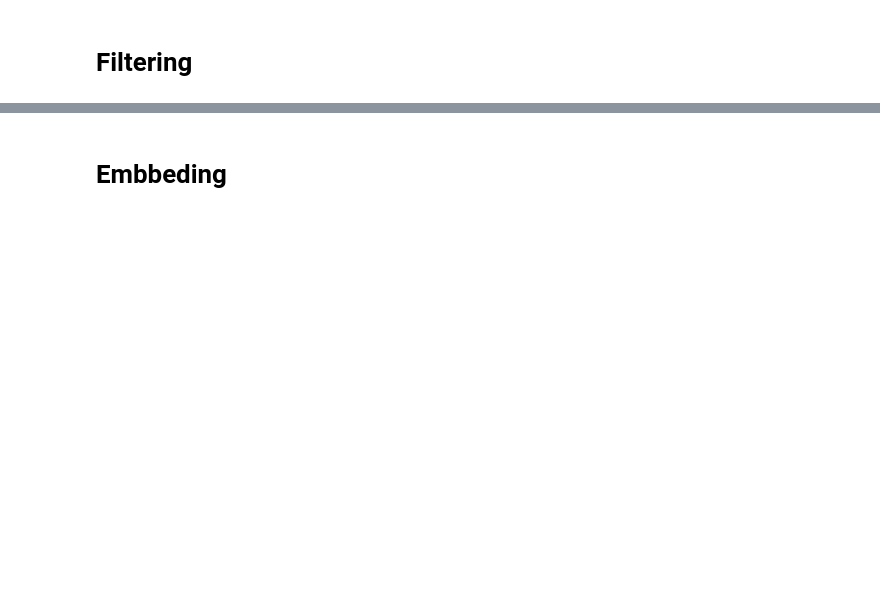
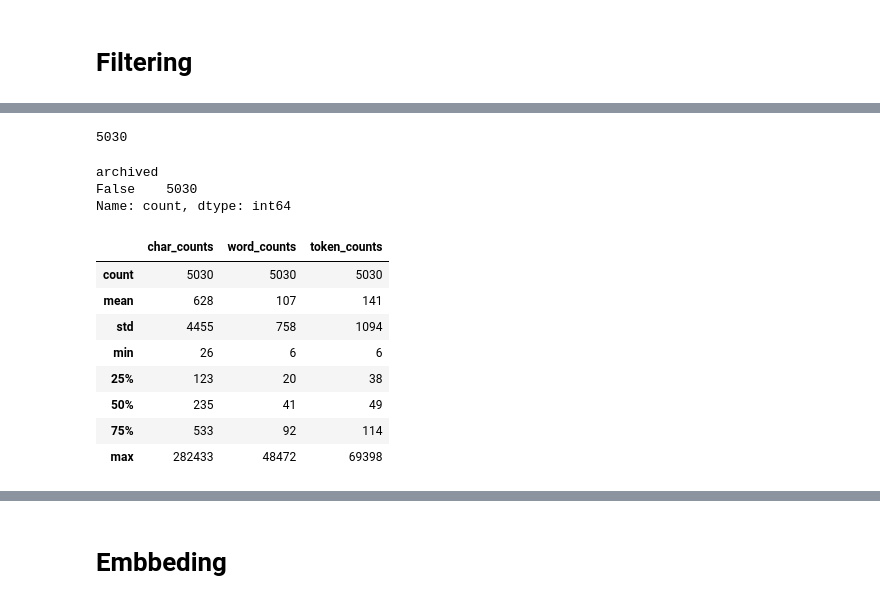
Before and after one commit to ankitbeladiya/ircc_rag_agent, a Jupyter notebook: notebook/scrap.ipynb, the cells around one changed output, grey strips where cells are left out. Cells and saved outputs as stored; diff of their text form; code cells hidden in the pictures; blank space fills up the shorter version.

```diff
--- a/notebook/scrap.ipynb
+++ b/notebook/scrap.ipynb
@@ -398,0 +344,28 @@ df['word_counts'] = df['content'].apply(lambda x: len(x.split()))
+# %%
+def clean_content(text):
+    # Remove URLs from content
+    text = re.sub(r'http[s]?://\S+', '', text)
+    text = re.sub(r'www\.\S+', '', text)
+
+    # Replace multiple spaces/newlines with single space
+    text = re.sub(r'\s+', ' ', text)
+    return text.strip()
+# %%
+df['doc_id'] = df['metadata'].apply(lambda x: x['doc_id'])
+df['language'] = df['metadata'].apply(lambda x: x['language'])
+df['url'] = df['metadata'].apply(lambda x: x['url'])
+df['topic'] = df['metadata'].apply(lambda x: x['topic'])
+df['tags'] = df['metadata'].apply(lambda x: x['tags'])
+df['metadata_subject'] = df['metadata'].apply(lambda x: x['metadata_subject'])
+df['page_title'] = df['metadata'].apply(lambda x: x['page_title'])
+df['metadata_title'] = df['metadata'].apply(lambda x: x['metadata_title'])
+df['section_title'] = df['metadata'].apply(lambda x: x['section_title'])
+df['description'] = df['metadata'].apply(lambda x: x['description'])
+df['keywords'] = df['metadata'].apply(lambda x: x['keywords'])
+df['archived'] = df['metadata'].apply(lambda x: x['archived'])
+df['date'] = df['metadata'].apply(lambda x: x['date'])
+df['issued_date'] = df['metadata'].apply(lambda x: x['issued_date'])
+df['path'] = df['metadata'].apply(lambda x: x['path'])
+df['content'] = df['content'].apply(lambda x: clean_content(x))
+df['char_counts'] = df['content'].apply(lambda x: len(x))
+df['word_counts'] = df['content'].apply(lambda x: len(x.split()))
@@ -405,0 +411,29 @@ df.to_parquet('data.parquet')
+# %%
+df = df.sort_values('token_counts')
+# %%
+df = df[(df['word_counts']>5)]
+df = df[(df['token_counts']>5)]
+df = df[~(df['archived'])]
+df = df[(df['section_title'])!='Footnotes']
+# %%
+len(df)
+# %% [output]
+5030
+# %%
+df['archived'].value_counts()
+# %% [output]
+archived
+False    5030
+Name: count, dtype: int64
+# %%
+df[['char_counts', 'word_counts', 'token_counts']].describe().astype(int)
+# %% [output]
+|  | char_counts | word_counts | token_counts |
+| count | 5030 | 5030 | 5030 |
+| mean | 628 | 107 | 141 |
+| std | 4455 | 758 | 1094 |
+| min | 26 | 6 | 6 |
+| 25% | 123 | 20 | 38 |
+| 50% | 235 | 41 | 49 |
+| 75% | 533 | 92 | 114 |
+| max | 282433 | 48472 | 69398 |
```
Also changed, not shown: parts of 65 cells of this notebook, 8 other files.
